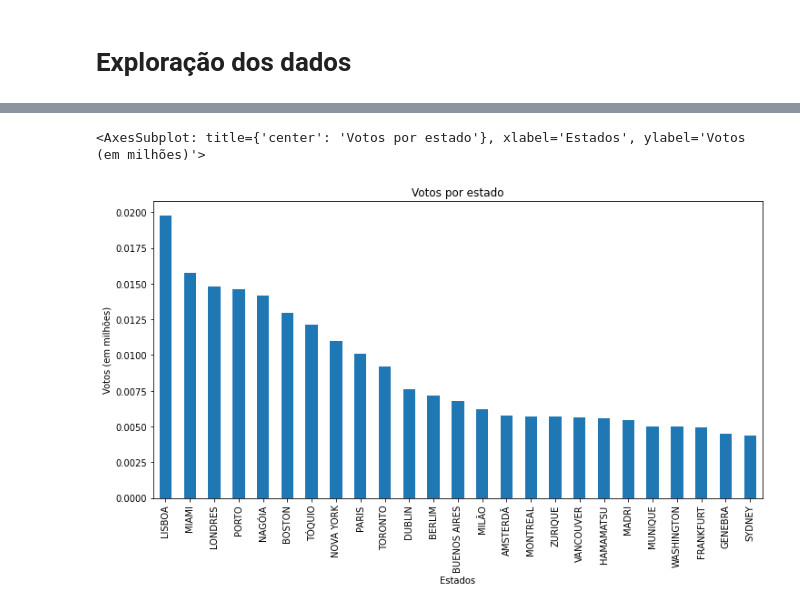
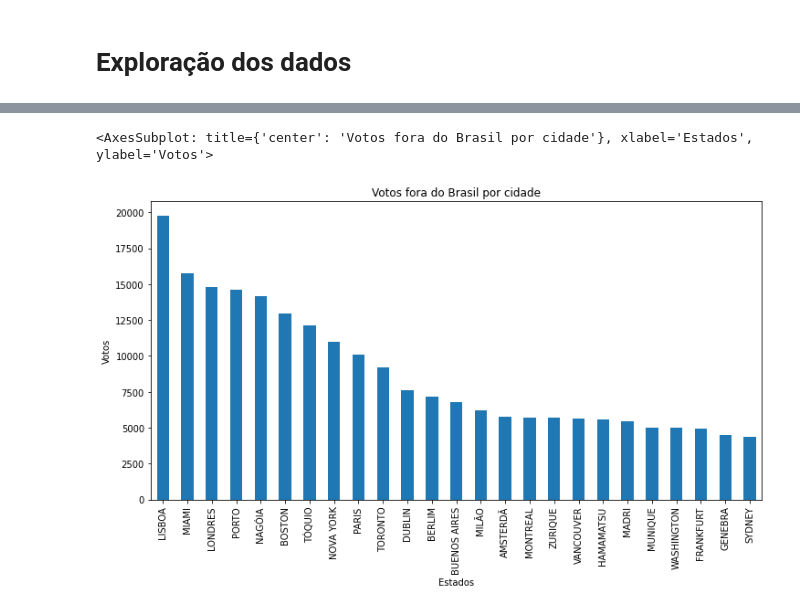
Before and after one commit to felipe-bonato/ciencia-de-dados-eleicoes, a Jupyter notebook: main.ipynb, the cells around one changed output, grey strips where cells are left out. Saved outputs shown, nothing was run; the diff lists cells and outputs as text; code cells hidden in the pictures.

Commit message:
Fixed wrong title on graph of votes outside brasil

```diff
--- a/main.ipynb
+++ b/main.ipynb
@@ -118,18 +118,18 @@ votes_by_state.plot(
 # %%
 votes_outsize_brasil = ((df_votes[df_votes['sg_uf'] == 'ZZ']
 	.groupby(['nm_municipio'])[['qt_votos_primeiro_turno']]
 	.sum()
 	.sort_values(by='qt_votos_primeiro_turno', ascending=False)
-	.head(25)) / 10**6)
+	.head(25)))
 
 votes_outsize_brasil.plot(
 	kind='bar',
-	title='Votos por estado',
-	ylabel='Votos (em milhões)',
+	title='Votos fora do Brasil por cidade',
+	ylabel='Votos',
 	xlabel='Estados',
 	legend=None,
 	figsize=(12, 6)
 )
 # %% [output]
-<AxesSubplot: title={'center': 'Votos por estado'}, xlabel='Estados', ylabel='Votos (em milhões)'>
+<AxesSubplot: title={'center': 'Votos fora do Brasil por cidade'}, xlabel='Estados', ylabel='Votos'>
-[figure, old version]
+[figure, new version]
```
Also changed, not shown: parts of 1 cell of this notebook.
